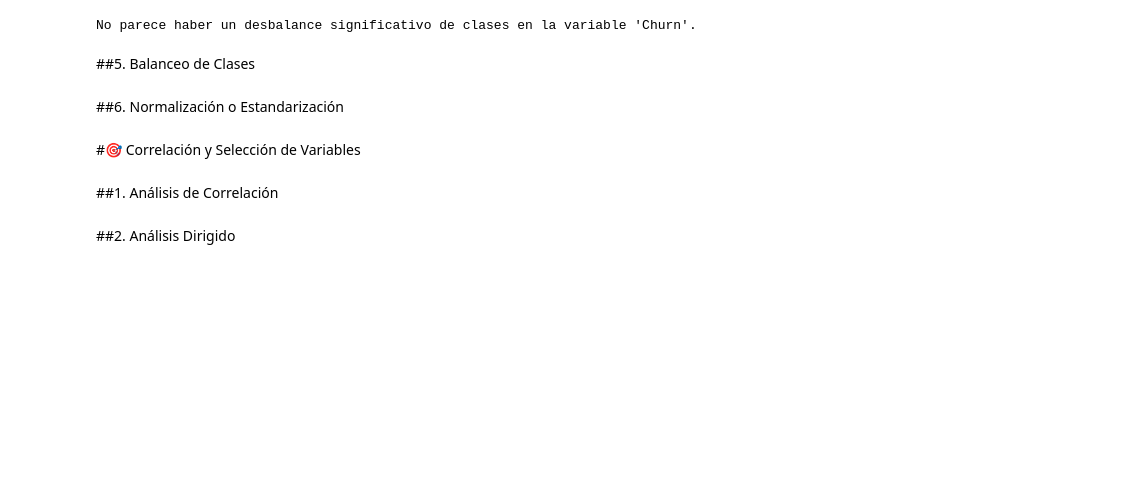
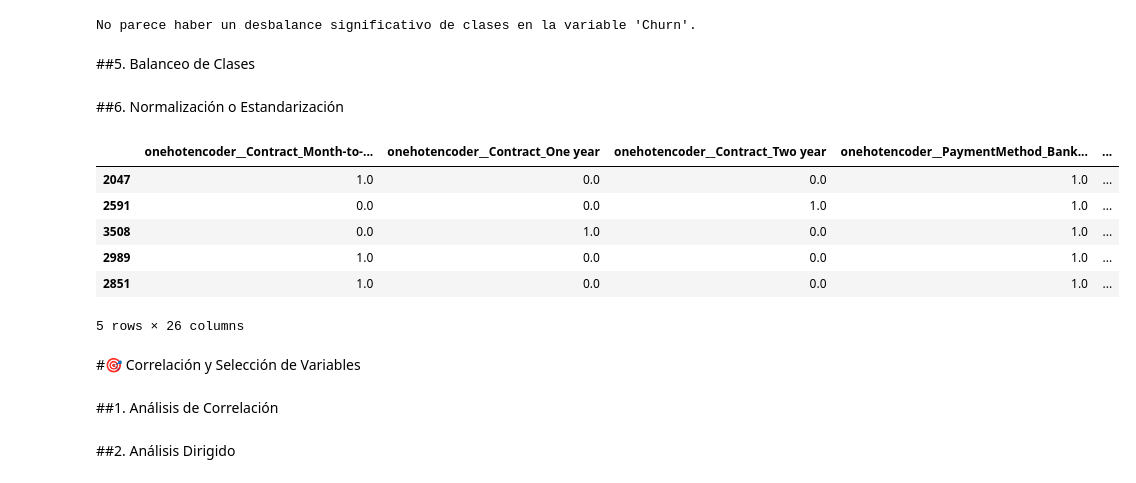
Before and after one commit to pablocelva/challenge-telecom-x-parte-2, a Jupyter notebook: TelecomX_LATAM_parte_2.ipynb, the cells around one changed output. Saved outputs shown, nothing was run; the diff lists cells and outputs as text; code cells hidden in the pictures; blank space fills up the shorter version.

```diff
--- a/TelecomX_LATAM_parte_2.ipynb
+++ b/TelecomX_LATAM_parte_2.ipynb
@@ -87,7 +87,7 @@ dtype: int64
 columnas = X.columns
 # %%
 one_hot = make_column_transformer(
-    (OneHotEncoder(drop='if_binary'), ['Contract','PaymentMethod', 'InternetService']),
+    (OneHotEncoder(drop='if_binary'), ['Contract','PaymentMethod', 'InternetService', 'gender']),
     remainder='passthrough',
     sparse_threshold=0,
     force_int_remainder_cols=False
@@ -186,3 +194,18 @@ No parece haber un desbalance significativo de clases en la variable 'Churn'.
+# %%
+columnas_numericas = [col for col in df_encoded.columns if col.startswith('remainder__')]
+scaler = StandardScaler()
+
+df_scaled = df_encoded.copy()
+df_scaled[columnas_numericas] = scaler.fit_transform(df_scaled[columnas_numericas])
+df_scaled.sample(5)
+# %% [output]
+|  | onehotencoder__Contract_Month-to-... | onehotencoder__Contract_One year | onehotencoder__Contract_Two year | onehotencoder__PaymentMethod_Bank... | ... |
+| 2047 | 1.0 | 0.0 | 0.0 | 1.0 | ... |
+| 2591 | 0.0 | 0.0 | 1.0 | 1.0 | ... |
+| 3508 | 0.0 | 1.0 | 0.0 | 1.0 | ... |
+| 2989 | 1.0 | 0.0 | 0.0 | 1.0 | ... |
+| 2851 | 1.0 | 0.0 | 0.0 | 1.0 | ... |
+5 rows × 26 columns
 # %% [markdown]
 #🎯 Correlación y Selección de Variables
 # %% [markdown]
```
Also changed, not shown: parts of 10 cells of this notebook.
